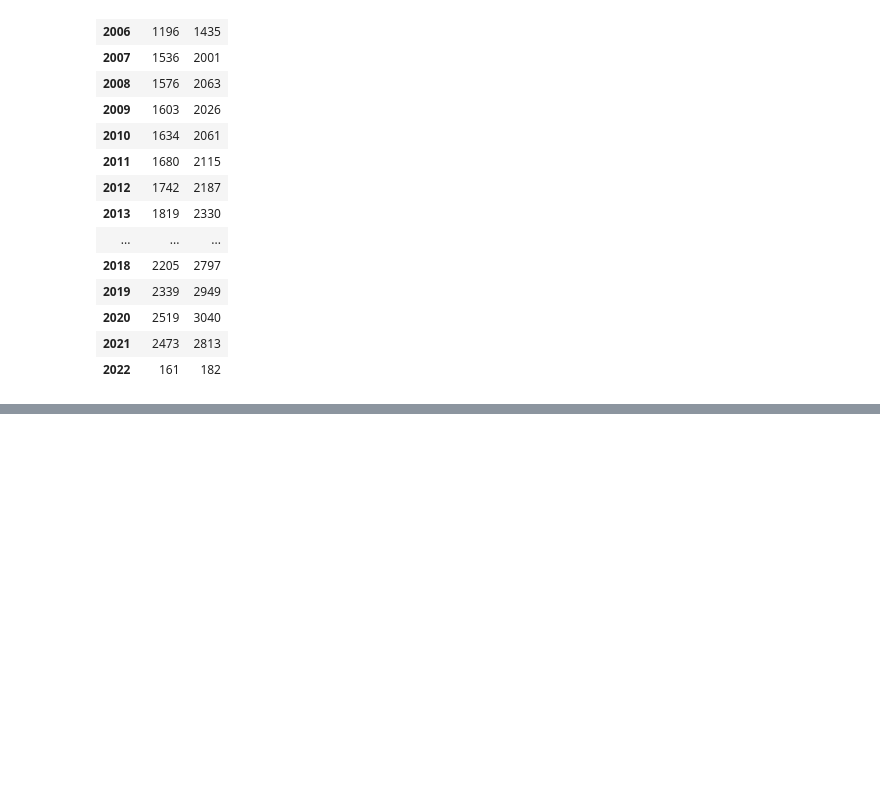
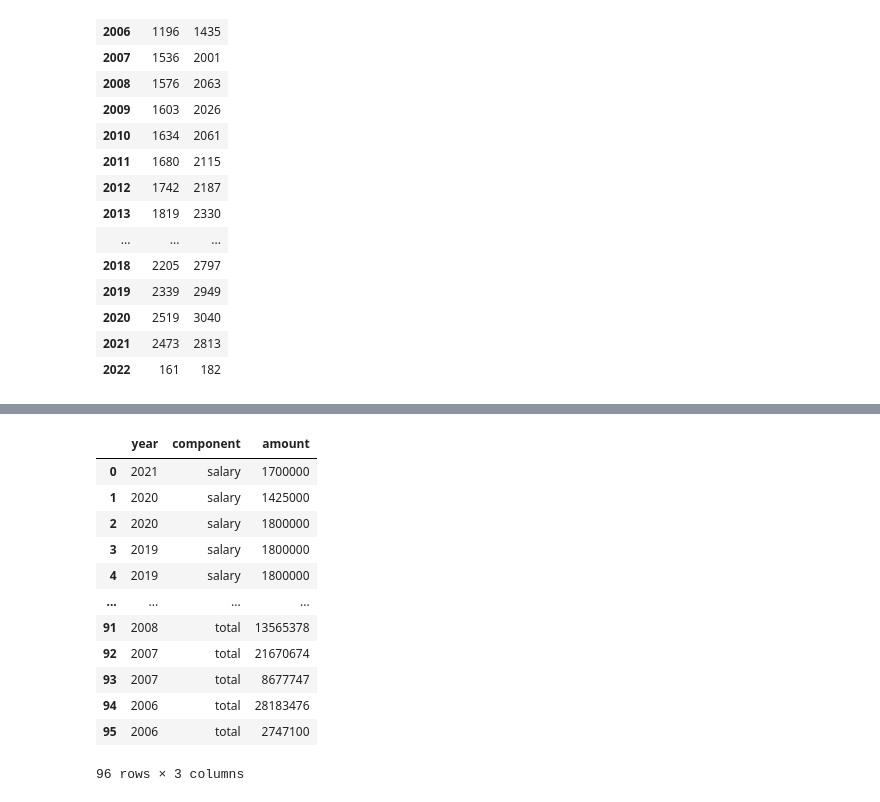
Before and after one commit to sfreagin/follow_the_money, a Jupyter notebook: SEC_API/5b_YOY_CEO_changes.ipynb, the cells around one changed output, grey strips where cells are left out. Cells and saved outputs as stored; diff of their text form; code cells hidden in the pictures; blank space fills up the shorter version.

```diff
--- a/SEC_API/5b_YOY_CEO_changes.ipynb
+++ b/SEC_API/5b_YOY_CEO_changes.ipynb
@@ -344,0 +382,17 @@ starter_df.drop(columns=['year','changeInPensionValueAndDeferredEarnings']).desc
+# %%
+pd.melt(ceo_df[ceo_df['ticker']=='F'][['year','salary','nonEquityIncentiveCompensation','stockAwards','total']],
+                    id_vars='year', var_name='component', value_name="amount")
+# %% [output]
+|  | year | component | amount |
+| 0 | 2021 | salary | 1700000 |
+| 1 | 2020 | salary | 1425000 |
+| 2 | 2020 | salary | 1800000 |
+| 3 | 2019 | salary | 1800000 |
+| 4 | 2019 | salary | 1800000 |
+| ... | ... | ... | ... |
+| 91 | 2008 | total | 13565378 |
+| 92 | 2007 | total | 21670674 |
+| 93 | 2007 | total | 8677747 |
+| 94 | 2006 | total | 28183476 |
+| 95 | 2006 | total | 2747100 |
+96 rows × 3 columns
```
Also changed, not shown: parts of 5 cells of this notebook, 2 other files.
